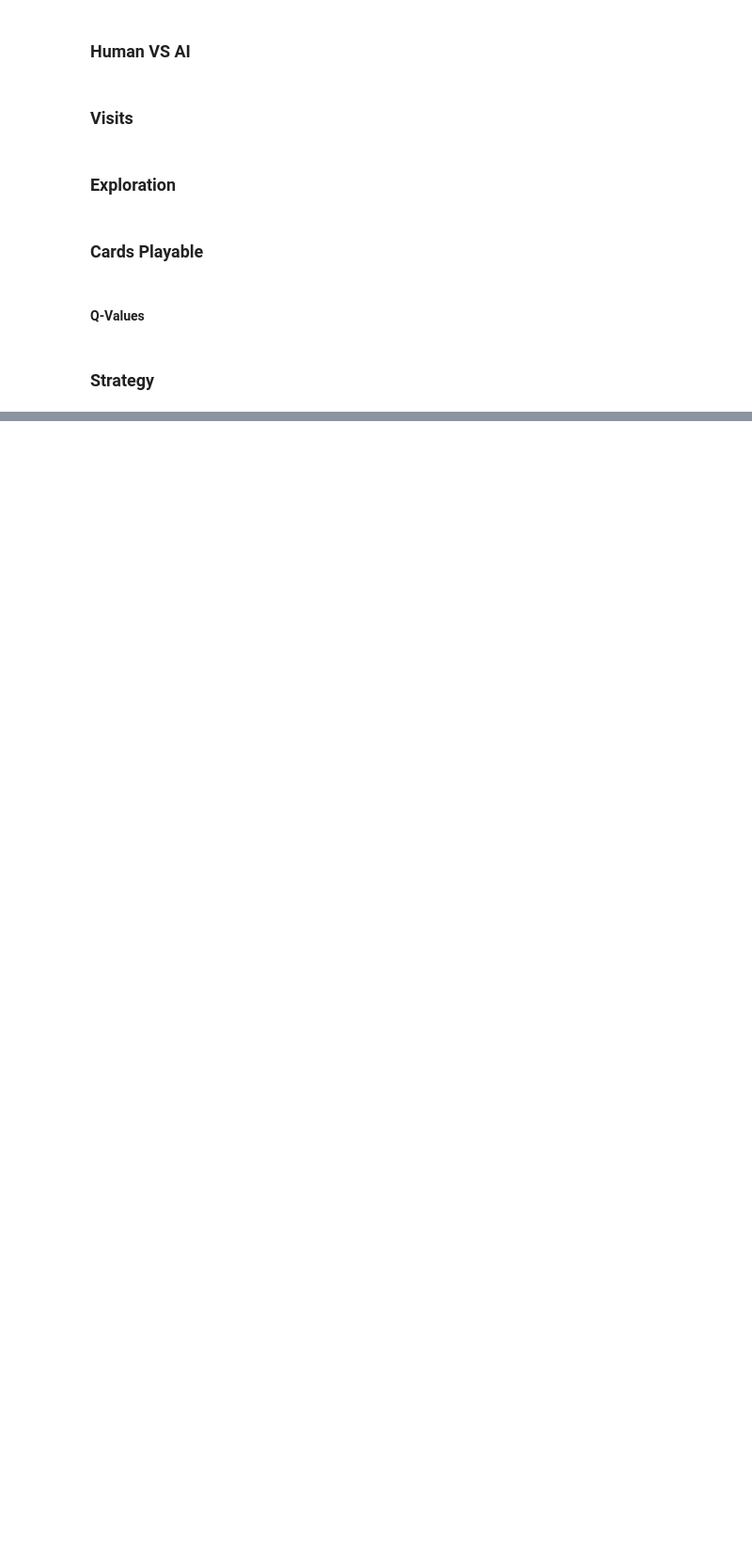
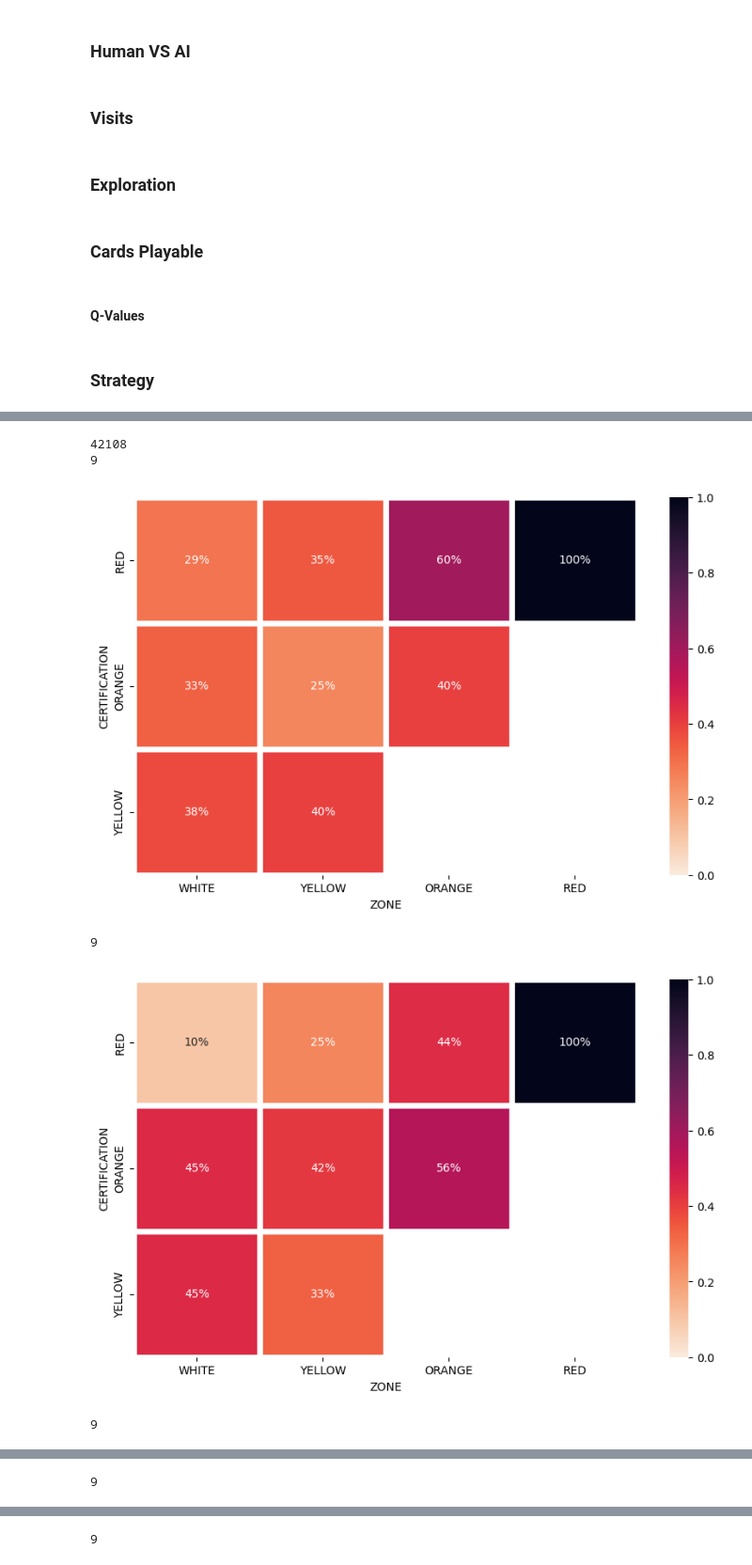
Before and after one commit to andreabazerla/dpcm-card-game, a Jupyter notebook: notebooks/analysis.ipynb, the cells around one changed output, grey strips where cells are left out. Shown at 94% size. Drawn from its saved outputs; the diff is of its cells as text; code cells hidden in the pictures; blank space fills up the shorter version.

Commit message:
Created multiple startegy heatmap and gif

```diff
--- a/notebooks/analysis.ipynb
+++ b/notebooks/analysis.ipynb
@@ -483,0 +263,3 @@ plt.show()
+# %%
+def get_df_range(df, min, max):
+    return df.iloc[min:max, :]
@@ -483,0 +282,25 @@ plt.show()
+# %%
+def find_differences(before, after):
+    return [i for i, (card1, card2) in enumerate(zip(before, after)) if card1 != card2]
+# %%
+def plot_strategy_heatmap(df):
+    heatmap_data = df.pivot(index='CERTIFICATION', columns='ZONE', values='Percentage')
+
+    zones_order = ['WHITE', 'YELLOW', 'ORANGE', 'RED']
+    certifications_order = ['RED', 'ORANGE', 'YELLOW']
+
+    heatmap_data = heatmap_data.loc[certifications_order, zones_order]
+
+    fig, ax = plt.subplots(1, 1, figsize = (10, 6))
+
+    sns.heatmap(heatmap_data,
+                linewidth = 5,
+                annot=True,
+                vmin=0,
+                vmax=1,
+                cmap='rocket_r',
+                cbar = True,
+                fmt='.0%',
+                square=True)
+
+    plt.show()
@@ -483,0 +361,21 @@ plt.show()
+# %%
+def generate_tuples(max, interval):
+    tuple_list = []
+    for i in range(0, max, interval):
+        tuple_list.append((i, min(i + interval, max)))
+    return tuple_list
+# %%
+state_seen_df = pd.read_csv('../data/state_seen.csv')
+
+print(len(state_seen_df))
+
+tuple_list = generate_tuples(len(state_seen_df), 10000)
+for min_max in tuple_list:
+    df = get_strategy_heatmap(state_seen_df, min_max[0], min_max[1])
+# %% [output]
+42108
+9
+[figure, added]
+9
+[figure, added]
+9
@@ -483,0 +383 @@ plt.show()
+9
@@ -483,0 +385 @@ plt.show()
+9
```
Also changed, not shown: parts of 42 cells of this notebook, 7 other files.
